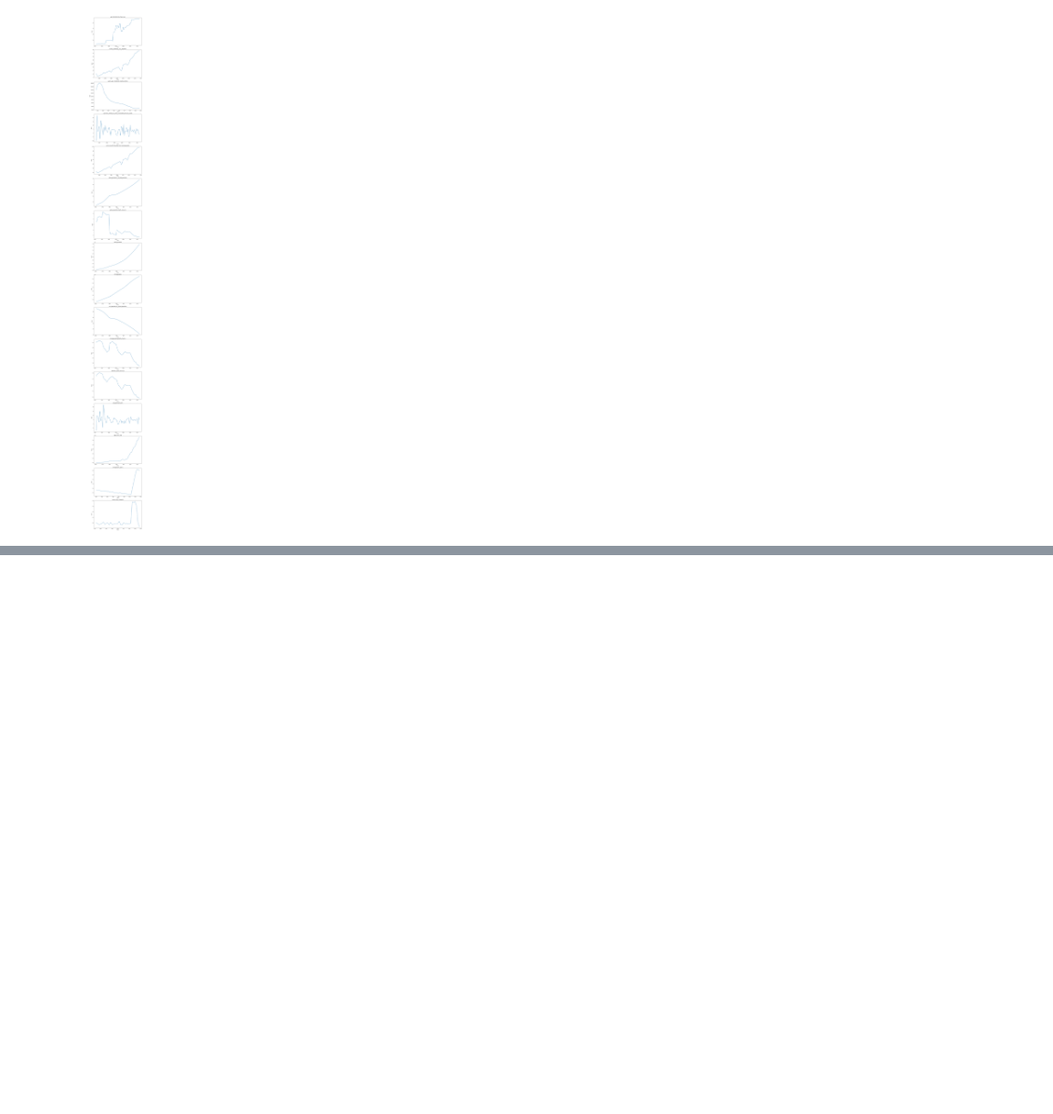
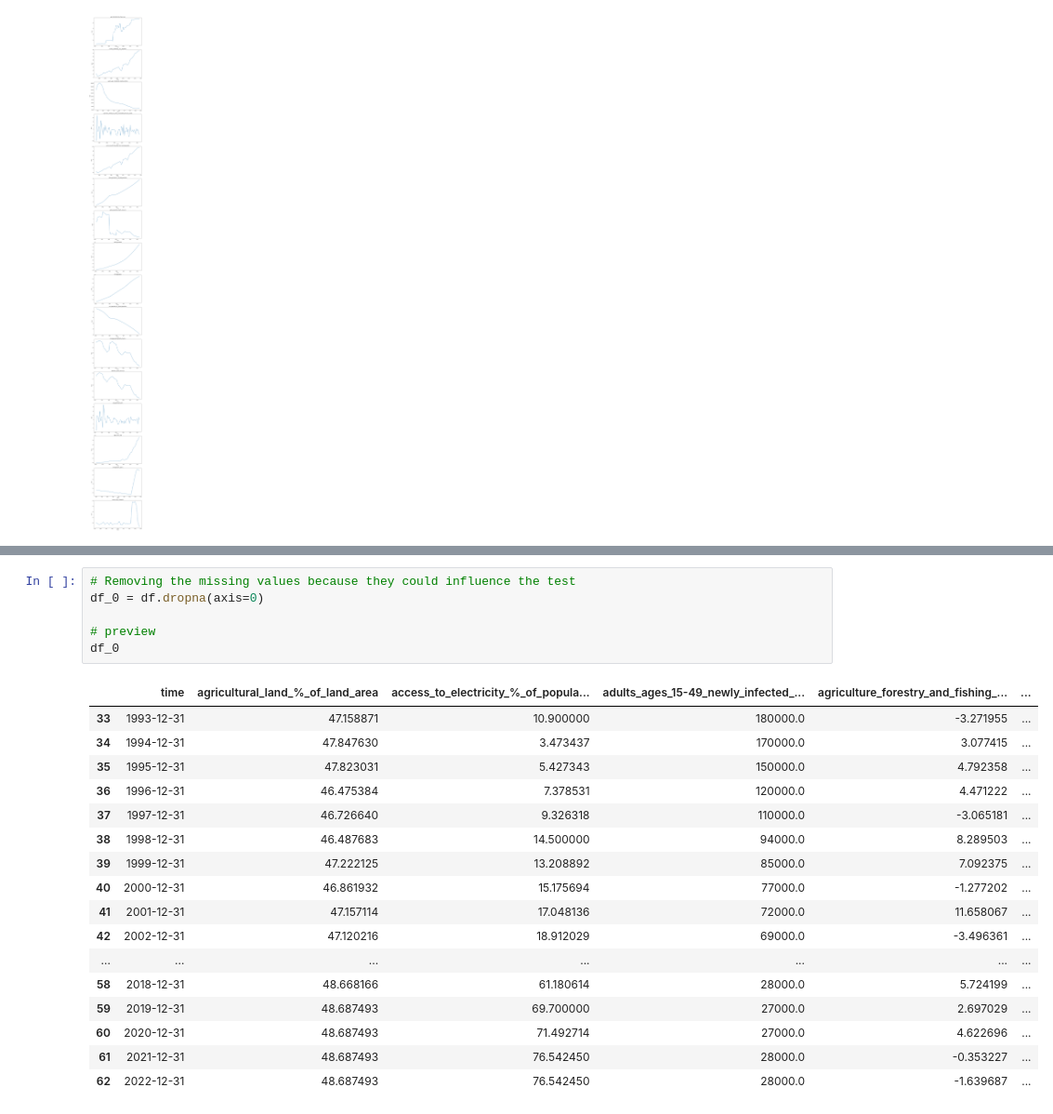
Before and after one commit to teofizzy/dte_datathon, a Jupyter notebook: src/challenges/challenge_1/index.ipynb, the cells around one changed output, grey strips where cells are left out. Shown at 93% size. Saved outputs shown, nothing was run; the diff lists cells and outputs as text; blank space fills up the shorter version.

```diff
--- a/src/challenges/challenge_1/index.ipynb
+++ b/src/challenges/challenge_1/index.ipynb
@@ -636,0 +663,24 @@ plt.show()
+# %%
+# Removing the missing values because they could influence the test
+df_0 = df.dropna(axis=0)
+
+# preview
+df_0
+# %% [output]
+|  | time | agricultural_land_%_of_land_area | access_to_electricity_%_of_popula... | adults_ages_15-49_newly_infected_... | agriculture_forestry_and_fishing_... | ... |
+| 33 | 1993-12-31 | 47.158871 | 10.900000 | 180000.0 | -3.271955 | ... |
+| 34 | 1994-12-31 | 47.847630 | 3.473437 | 170000.0 | 3.077415 | ... |
+| 35 | 1995-12-31 | 47.823031 | 5.427343 | 150000.0 | 4.792358 | ... |
+| 36 | 1996-12-31 | 46.475384 | 7.378531 | 120000.0 | 4.471222 | ... |
+| 37 | 1997-12-31 | 46.726640 | 9.326318 | 110000.0 | -3.065181 | ... |
+| 38 | 1998-12-31 | 46.487683 | 14.500000 | 94000.0 | 8.289503 | ... |
+| 39 | 1999-12-31 | 47.222125 | 13.208892 | 85000.0 | 7.092375 | ... |
+| 40 | 2000-12-31 | 46.861932 | 15.175694 | 77000.0 | -1.277202 | ... |
+| 41 | 2001-12-31 | 47.157114 | 17.048136 | 72000.0 | 11.658067 | ... |
+| 42 | 2002-12-31 | 47.120216 | 18.912029 | 69000.0 | -3.496361 | ... |
+| ... | ... | ... | ... | ... | ... | ... |
+| 58 | 2018-12-31 | 48.668166 | 61.180614 | 28000.0 | 5.724199 | ... |
+| 59 | 2019-12-31 | 48.687493 | 69.700000 | 27000.0 | 2.697029 | ... |
+| 60 | 2020-12-31 | 48.687493 | 71.492714 | 27000.0 | 4.622696 | ... |
+| 61 | 2021-12-31 | 48.687493 | 76.542450 | 28000.0 | -0.353227 | ... |
+| 62 | 2022-12-31 | 48.687493 | 76.542450 | 28000.0 | -1.639687 | ... |
```
Also changed, not shown: parts of 9 cells of this notebook, 5 other files.
